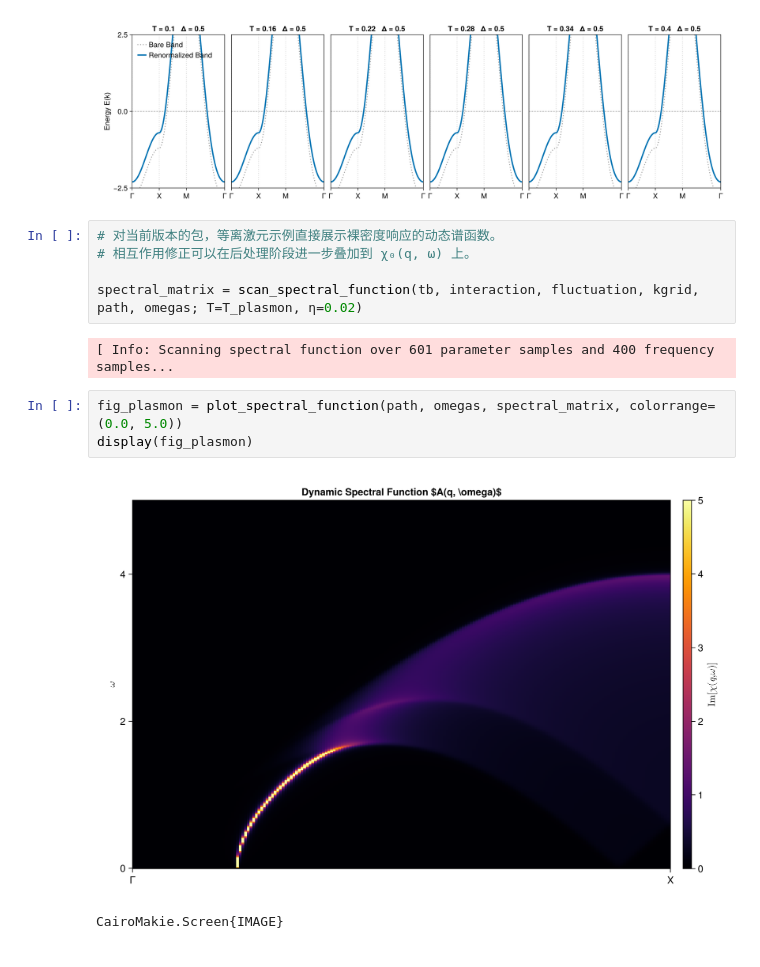
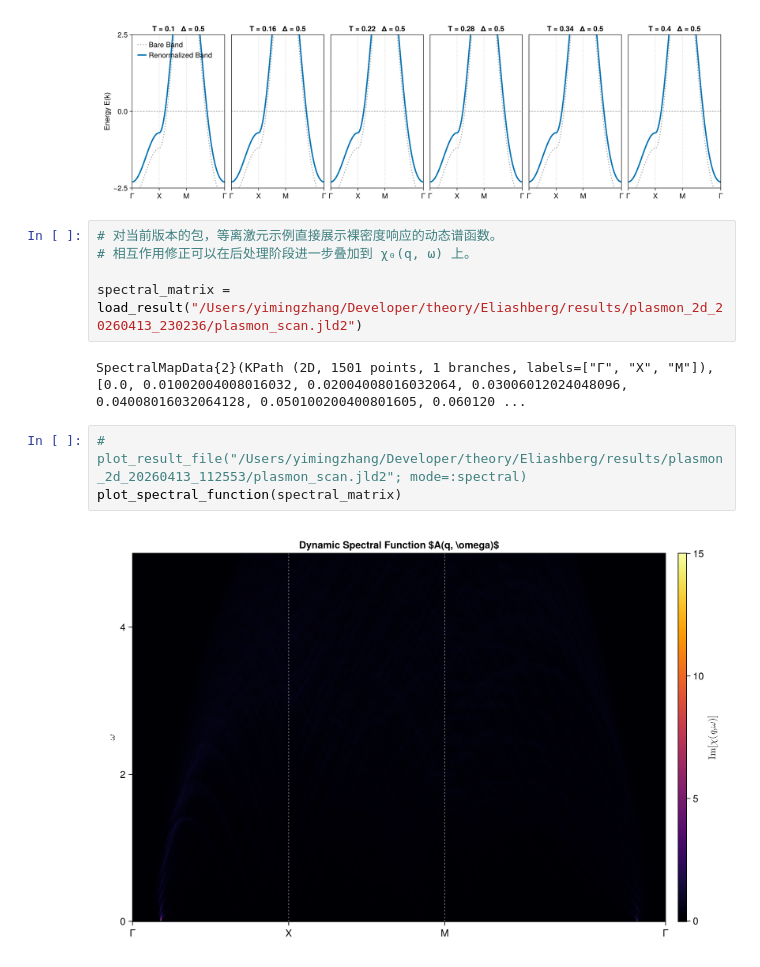
Before and after one commit to ymzhang0/Eliashberg, a Jupyter notebook: examples/plasmon/plasmon.ipynb, the cells around one changed output. Cells and saved outputs as stored; diff of their text form.

```diff
--- a/examples/plasmon/plasmon.ipynb
+++ b/examples/plasmon/plasmon.ipynb
@@ -126,12 +126,11 @@ plot(band_data)
 # 对当前版本的包，等离激元示例直接展示裸密度响应的动态谱函数。
 # 相互作用修正可以在后处理阶段进一步叠加到 χ₀(q, ω) 上。
 
-spectral_matrix = scan_spectral_function(tb, interaction, fluctuation, kgrid, path, omegas; T=T_plasmon, η=0.02)
+spectral_matrix = load_result("/Users/yimingzhang/Developer/theory/Eliashberg/results/plasmon_2d_20260413_230236/plasmon_scan.jld2")
 # %% [output]
-[ Info: Scanning spectral function over 601 parameter samples and 400 frequency samples...
+SpectralMapData{2}(KPath (2D, 1501 points, 1 branches, labels=["Γ", "X", "M"]), [0.0, 0.01002004008016032, 0.02004008016032064, 0.03006012024048096, 0.04008016032064128, 0.050100200400801605, 0.060120 ...
 # %%
-fig_plasmon = plot_spectral_function(path, omegas, spectral_matrix, colorrange=(0.0, 5.0))
-display(fig_plasmon)
+# plot_result_file("/Users/yimingzhang/Developer/theory/Eliashberg/results/plasmon_2d_20260413_112553/plasmon_scan.jld2"; mode=:spectral)
+plot_spectral_function(spectral_matrix)
 # %% [output]
-[figure, old version]
+[figure, new version]
-CairoMakie.Screen{IMAGE}
```
Also changed, not shown: 13 other files.
